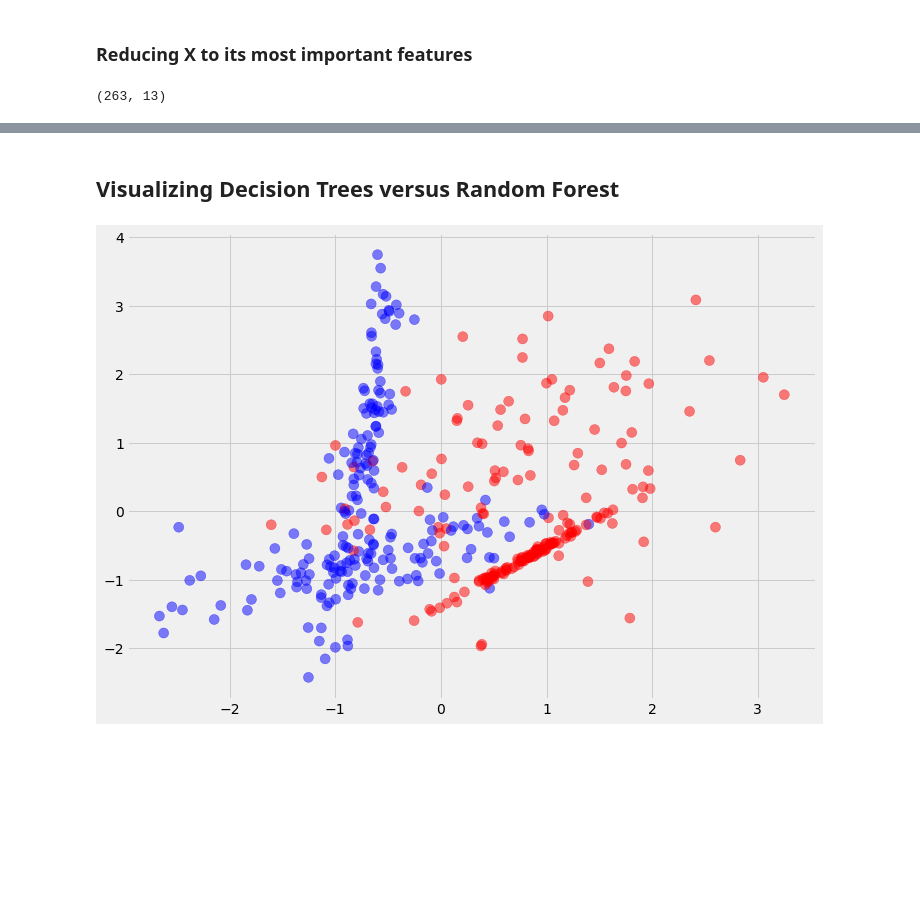
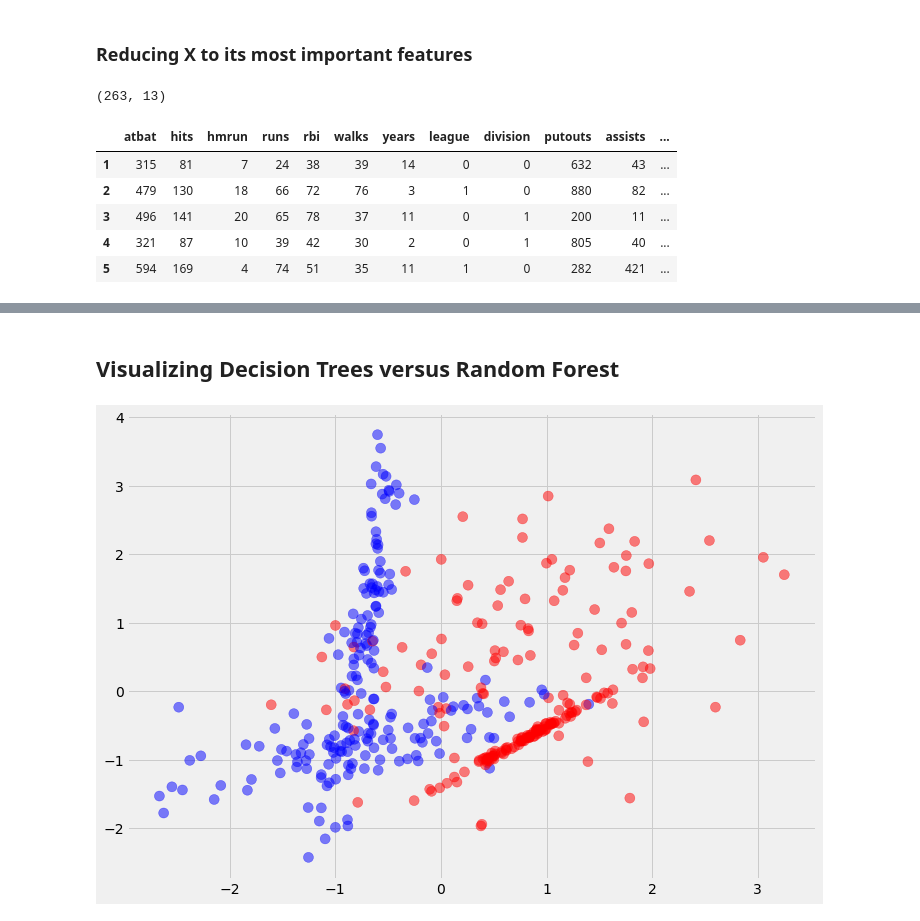
Before and after one commit to fionatalin/DS-SF-42, a Jupyter notebook: george_section/notebooks/In_class/Bagging and Ensembling with Random Forest (In class).ipynb, the cells around one changed output, grey strips where cells are left out. Saved outputs shown, nothing was run; the diff lists cells and outputs as text; code cells hidden in the pictures; blank space fills up the shorter version.

```diff
--- a/george_section/notebooks/In_class/Bagging and Ensembling with Random Forest (In class).ipynb
+++ b/george_section/notebooks/In_class/Bagging and Ensembling with Random Forest (In class).ipynb
@@ -754,6 +769,15 @@ RandomForestRegressor(bootstrap=True, criterion='mse', max_depth=None,
 X.shape
 # %% [output]
 (263, 13)
+# %%
+X.head()
+# %% [output]
+|  | atbat | hits | hmrun | runs | rbi | walks | years | league | division | putouts | assists | ... |
+| 1 | 315 | 81 | 7 | 24 | 38 | 39 | 14 | 0 | 0 | 632 | 43 | ... |
+| 2 | 479 | 130 | 18 | 66 | 72 | 76 | 3 | 1 | 0 | 880 | 82 | ... |
+| 3 | 496 | 141 | 20 | 65 | 78 | 37 | 11 | 0 | 1 | 200 | 11 | ... |
+| 4 | 321 | 87 | 10 | 39 | 42 | 30 | 2 | 0 | 1 | 805 | 40 | ... |
+| 5 | 594 | 169 | 4 | 74 | 51 | 35 | 11 | 1 | 0 | 282 | 421 | ... |
 # %%
 # set a threshold for which features to include
 print rfreg.transform(X, threshold = 0.1).shape
```
Also changed, not shown: parts of 8 cells of this notebook, 28 other files.
